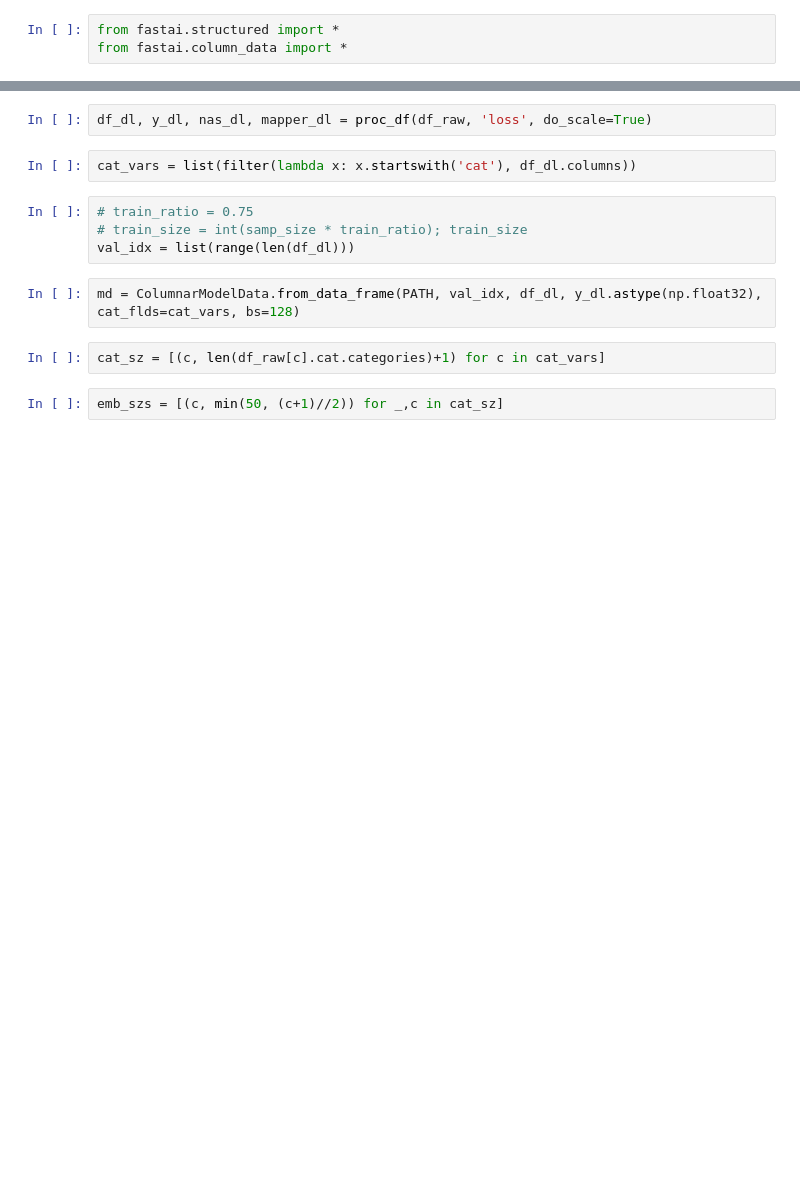
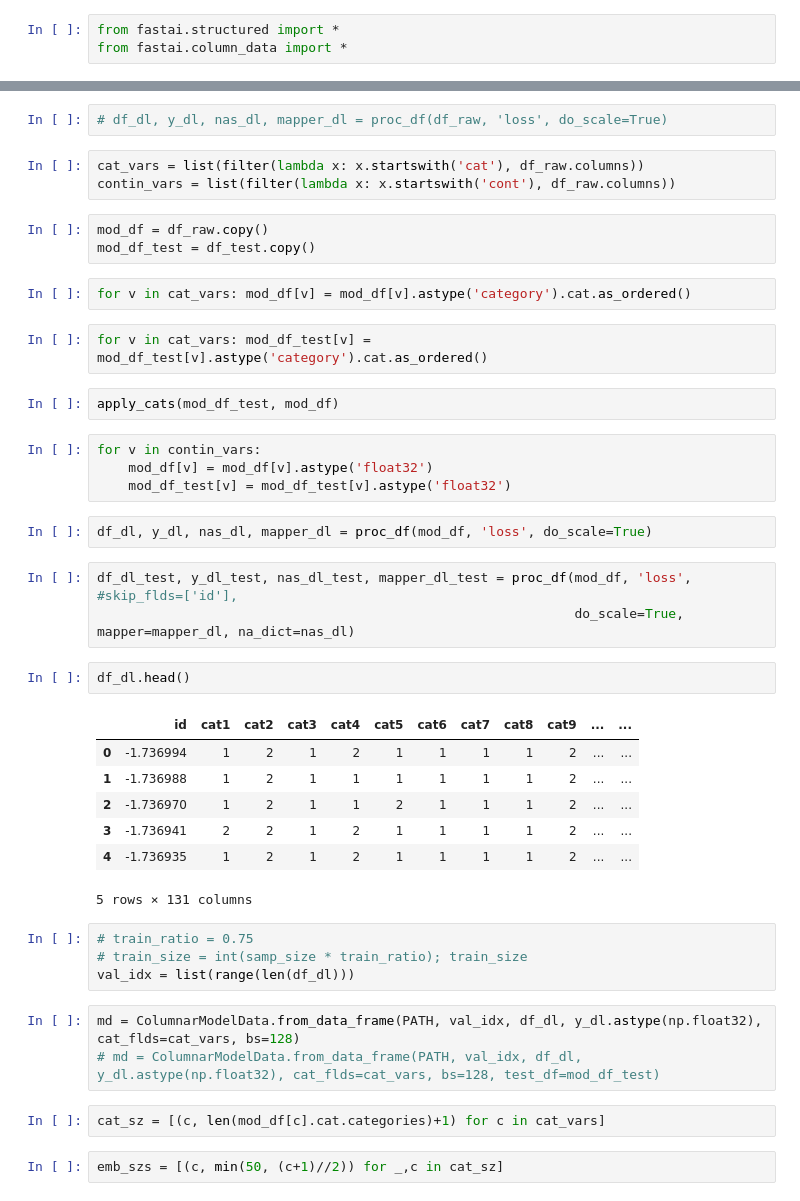
Before and after one commit to cholarajaa/fastai, a Jupyter notebook: courses/ml1/ashaw-follow-lesson1-allstate-deep-learning.ipynb, the cells around one changed output, grey strips where cells are left out. Cells and saved outputs as stored; diff of their text form; blank space fills up the shorter version.

```diff
--- a/courses/ml1/ashaw-follow-lesson1-allstate-deep-learning.ipynb
+++ b/courses/ml1/ashaw-follow-lesson1-allstate-deep-learning.ipynb
@@ -365,15 +374,45 @@ from fastai.column_data import *
+# %%
+# df_dl, y_dl, nas_dl, mapper_dl = proc_df(df_raw, 'loss', do_scale=True)
+# %%
+cat_vars = list(filter(lambda x: x.startswith('cat'), df_raw.columns))
+contin_vars = list(filter(lambda x: x.startswith('cont'), df_raw.columns))
+# %%
+mod_df = df_raw.copy()
+mod_df_test = df_test.copy()
+# %%
+for v in cat_vars: mod_df[v] = mod_df[v].astype('category').cat.as_ordered()
+# %%
+for v in cat_vars: mod_df_test[v] = mod_df_test[v].astype('category').cat.as_ordered()
+# %%
+apply_cats(mod_df_test, mod_df)
+# %%
+for v in contin_vars:
+    mod_df[v] = mod_df[v].astype('float32')
+    mod_df_test[v] = mod_df_test[v].astype('float32')
 # %%
-df_dl, y_dl, nas_dl, mapper_dl = proc_df(df_raw, 'loss', do_scale=True)
+df_dl, y_dl, nas_dl, mapper_dl = proc_df(mod_df, 'loss', do_scale=True)
-# %%
-cat_vars = list(filter(lambda x: x.startswith('cat'), df_dl.columns))
+# %%
+df_dl_test, y_dl_test, nas_dl_test, mapper_dl_test = proc_df(mod_df, 'loss', #skip_flds=['id'],
+                                                             do_scale=True, mapper=mapper_dl, na_dict=nas_dl)
+# %%
+df_dl.head()
+# %% [output]
+|  | id | cat1 | cat2 | cat3 | cat4 | cat5 | cat6 | cat7 | cat8 | cat9 | ... | ... |
+| 0 | -1.736994 | 1 | 2 | 1 | 2 | 1 | 1 | 1 | 1 | 2 | ... | ... |
+| 1 | -1.736988 | 1 | 2 | 1 | 1 | 1 | 1 | 1 | 1 | 2 | ... | ... |
+| 2 | -1.736970 | 1 | 2 | 1 | 1 | 2 | 1 | 1 | 1 | 2 | ... | ... |
+| 3 | -1.736941 | 2 | 2 | 1 | 2 | 1 | 1 | 1 | 1 | 2 | ... | ... |
+| 4 | -1.736935 | 1 | 2 | 1 | 2 | 1 | 1 | 1 | 1 | 2 | ... | ... |
+5 rows × 131 columns
 # %%
 # train_ratio = 0.75
 # train_size = int(samp_size * train_ratio); train_size
 val_idx = list(range(len(df_dl)))
 # %%
 md = ColumnarModelData.from_data_frame(PATH, val_idx, df_dl, y_dl.astype(np.float32), cat_flds=cat_vars, bs=128)
+# md = ColumnarModelData.from_data_frame(PATH, val_idx, df_dl, y_dl.astype(np.float32), cat_flds=cat_vars, bs=128, test_df=mod_df_test)
 # %%
-cat_sz = [(c, len(df_raw[c].cat.categories)+1) for c in cat_vars]
+cat_sz = [(c, len(mod_df[c].cat.categories)+1) for c in cat_vars]
 # %%
 emb_szs = [(c, min(50, (c+1)//2)) for _,c in cat_sz]
 # %%
```
Also changed, not shown: parts of 8 cells of this notebook, 3 other files.
